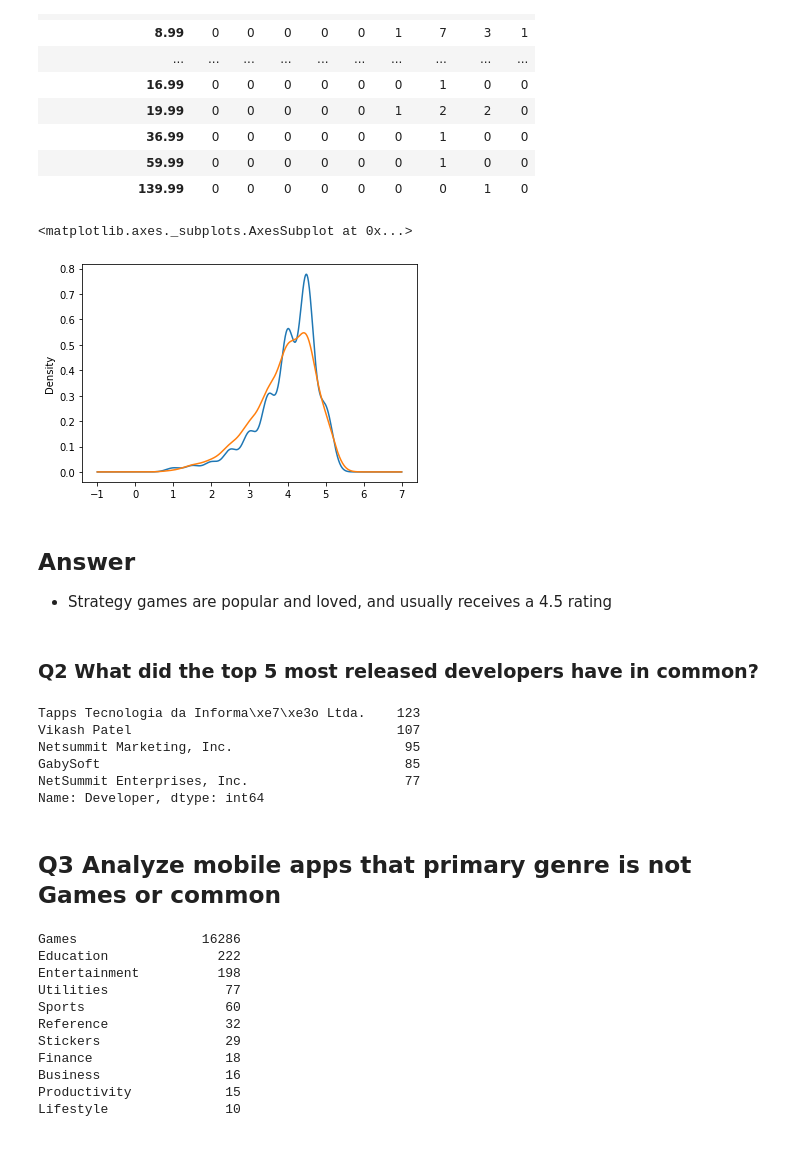
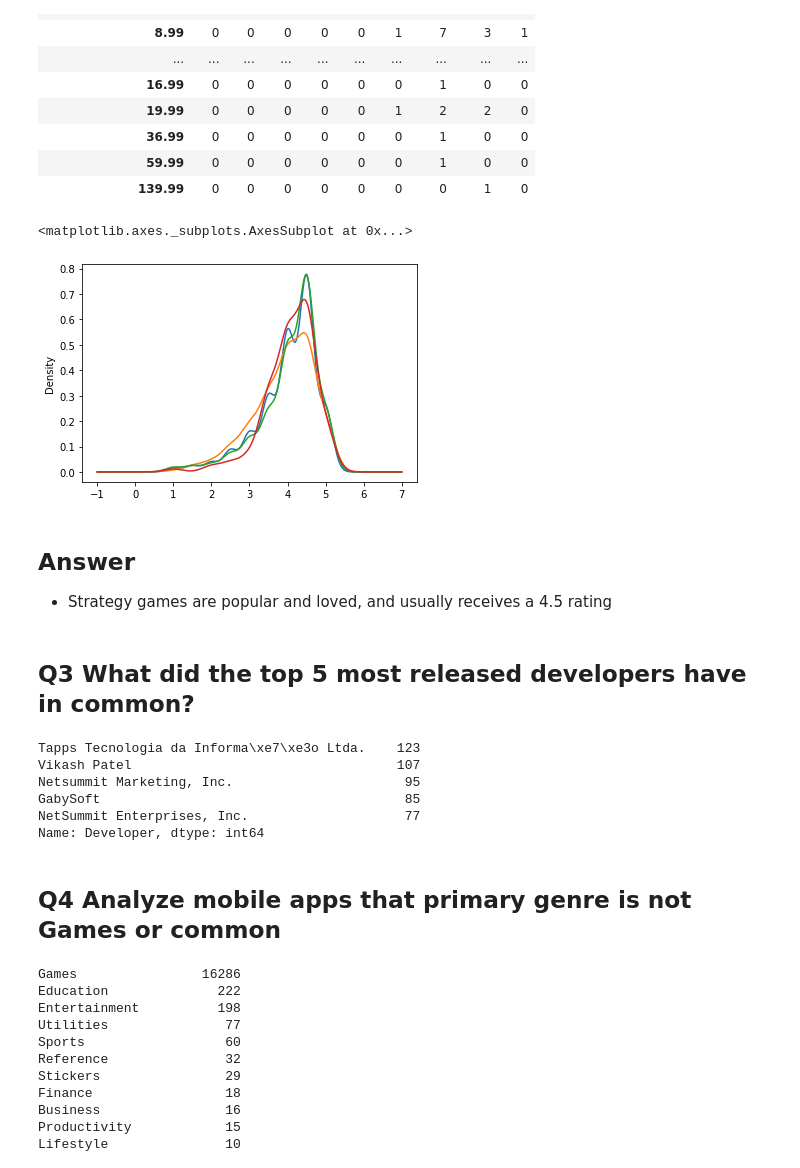
Before and after one commit to SamuelFolledo/DS1.1-Data-Analysis-And-Visualization, a Jupyter notebook: FinalProject/Mobile Strategy Games Analysis.ipynb, the cells around one changed output. Drawn from its saved outputs; the diff is of its cells as text; code cells hidden in the pictures.

Commit message:
[add] made another graph to show prices

```diff
--- a/FinalProject/Mobile Strategy Games Analysis.ipynb
+++ b/FinalProject/Mobile Strategy Games Analysis.ipynb
@@ -274,29 +274,18 @@ pd.crosstab(df['Price'], df['Average User Rating'])
 | 59.99 | 0 | 0 | 0 | 0 | 0 | 0 | 1 | 0 | 0 |
 | 139.99 | 0 | 0 | 0 | 0 | 0 | 0 | 0 | 1 | 0 |
 # %%
-df[df['Price'] > 0]['Average User Rating'].plot(kind='kde') #
-df[(df['Price'] > 0) & (df['Price'] < 1)]['Average User Rating'].plot(kind='kde')
-# df[(df['Price'] > 1) & (df['Price'] < 5)]['Average User Rating'].plot(kind='kde')
-# df[(df['Price'] > 5)]['Average User Rating'].plot(kind='kde')
-
-
-
-# fig, ax = plt.subplots(figsize=(8,6))
-# for label, df_grouped in df.groupby('Average User Rating'):
-#     df_grouped.values.plot(kind="kde", ax=ax, label=label)
-# plt.legend()
-
-# p_df = pd.DataFrame({"class": [1,1,2,2,1], "a": [2,3,2,3,2]})
-# fig, ax = plt.subplots(figsize=(8,6))
-# bp = p_df.groupby('class').plot(kind='kde', ax=ax)
+df[df['Price'] > 0]['Average User Rating'].plot(kind='kde') #blue
+df[(df['Price'] > 0) & (df['Price'] < 1)]['Average User Rating'].plot(kind='kde') #orange
+df[(df['Price'] > 1) & (df['Price'] < 5)]['Average User Rating'].plot(kind='kde') #green
+df[(df['Price'] > 5)]['Average User Rating'].plot(kind='kde') #red
 # %% [output]
 <matplotlib.axes._subplots.AxesSubplot at 0x...>
-[figure, old version]
+[figure, new version]
 # %% [markdown]
 ## Answer
 - Strategy games are popular and loved, and usually receives a 4.5 rating
 # %% [markdown]
-### Q2 What did the top 5 most released developers have in common?
+## Q3 What did the top 5 most released developers have in common?
 # %%
 print(df[df["Developer"].isin(df["Developer"].value_counts().index[df["Developer"].value_counts().gt(70)])]["Developer"].value_counts()) #get the value counts of Developers that has more than 70 apps
 # %% [output]
@@ -307,7 +296,7 @@ GabySoft                                       85
 NetSummit Enterprises, Inc.                    77
 Name: Developer, dtype: int64
 # %% [markdown]
-## Q3 Analyze mobile apps that primary genre is not Games or common
+## Q4 Analyze mobile apps that primary genre is not Games or common
 # %%
 # df[df["Primary Genre"].isin(df["Primary Genre"].value_counts().index[df["Primary Genre"].value_counts().gt(50)])] #one line version
 print(df["Primary Genre"].value_counts())
```
